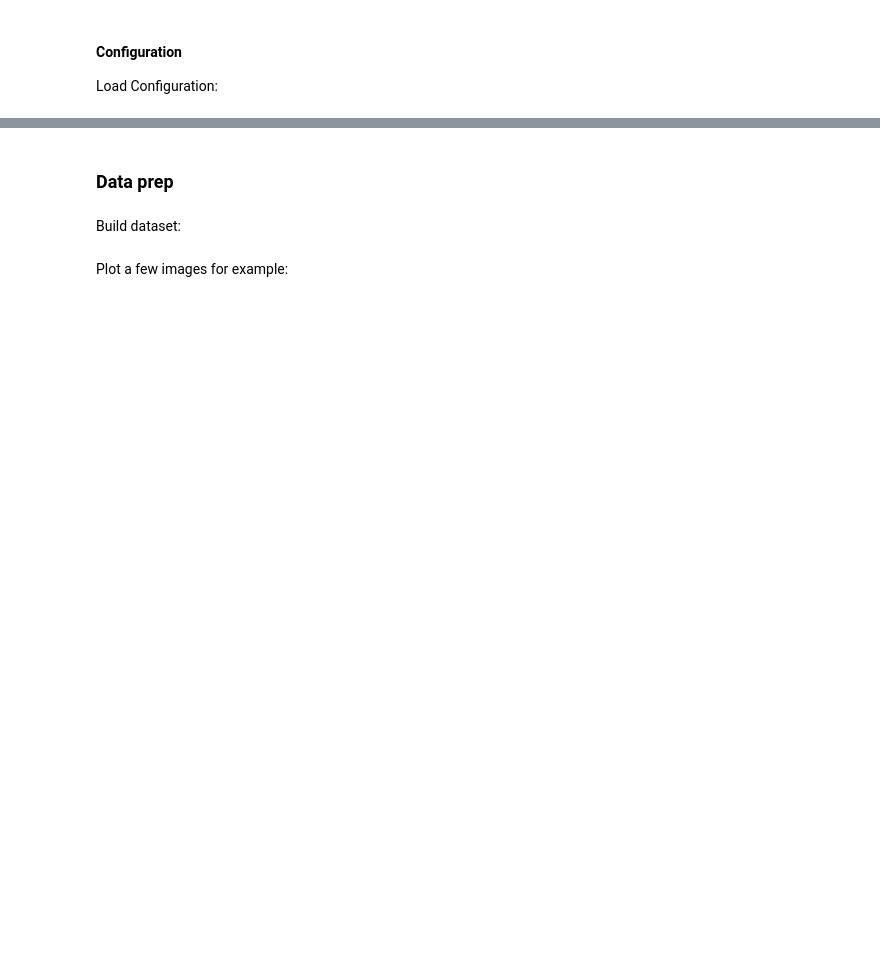
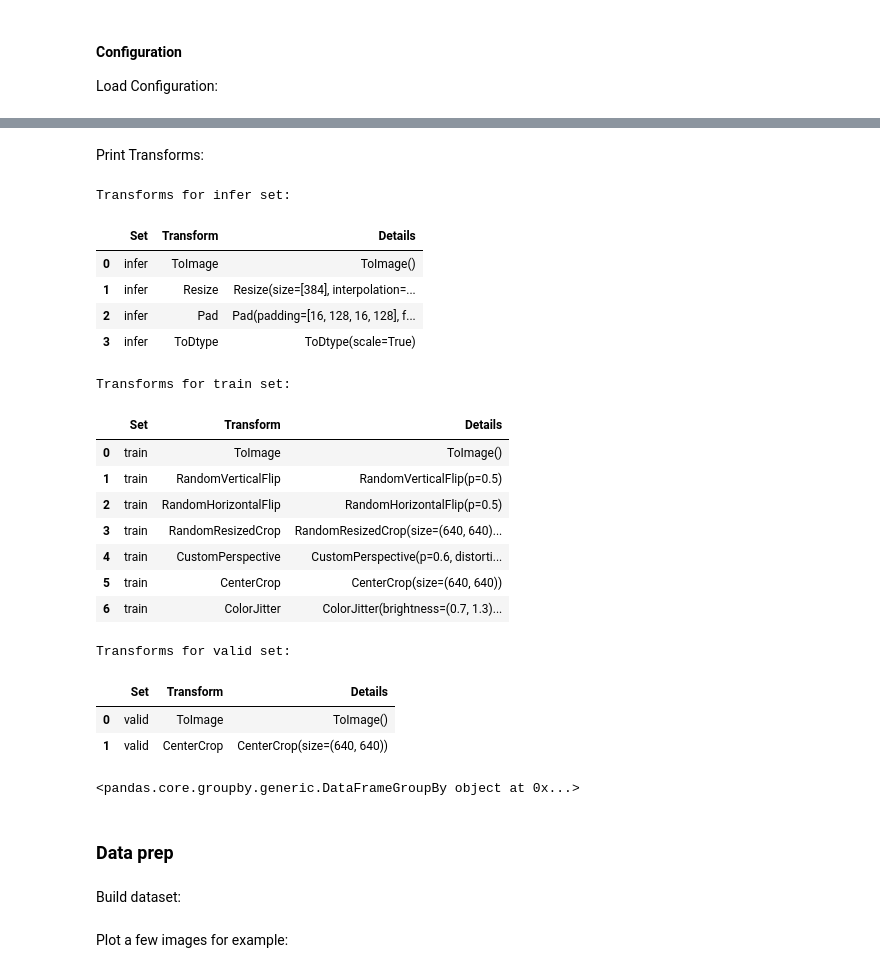
Before and after one commit to Jonathm126/CataractIrisSegmentation_SMP, a Jupyter notebook: train_model.ipynb, the cells around one changed output, grey strips where cells are left out. Cells and saved outputs as stored; diff of their text form; code cells hidden in the pictures; blank space fills up the shorter version.

```diff
--- a/train_model.ipynb
+++ b/train_model.ipynb
@@ -57,3 +45,28 @@ paths, config, data_transforms = my_utils.load_configs(config_name, 'paths_pc.js
+# %% [markdown]
+Print Transforms:
+# %%
+my_utils.print_transforms(data_transforms)
+# %% [output]
+Transforms for infer set:
+|  | Set | Transform | Details |
+| 0 | infer | ToImage | ToImage() |
+| 1 | infer | Resize | Resize(size=[384], interpolation=... |
+| 2 | infer | Pad | Pad(padding=[16, 128, 16, 128], f... |
+| 3 | infer | ToDtype | ToDtype(scale=True) |
+Transforms for train set:
+|  | Set | Transform | Details |
+| 0 | train | ToImage | ToImage() |
+| 1 | train | RandomVerticalFlip | RandomVerticalFlip(p=0.5) |
+| 2 | train | RandomHorizontalFlip | RandomHorizontalFlip(p=0.5) |
+| 3 | train | RandomResizedCrop | RandomResizedCrop(size=(640, 640)... |
+| 4 | train | CustomPerspective | CustomPerspective(p=0.6, distorti... |
+| 5 | train | CenterCrop | CenterCrop(size=(640, 640)) |
+| 6 | train | ColorJitter | ColorJitter(brightness=(0.7, 1.3)... |
+Transforms for valid set:
+|  | Set | Transform | Details |
+| 0 | valid | ToImage | ToImage() |
+| 1 | valid | CenterCrop | CenterCrop(size=(640, 640)) |
+<pandas.core.groupby.generic.DataFrameGroupBy object at 0x...>
 # %% [markdown]
 ### Data prep
 # %% [markdown]
```
Also changed, not shown: parts of 9 cells of this notebook, 25 other files.
